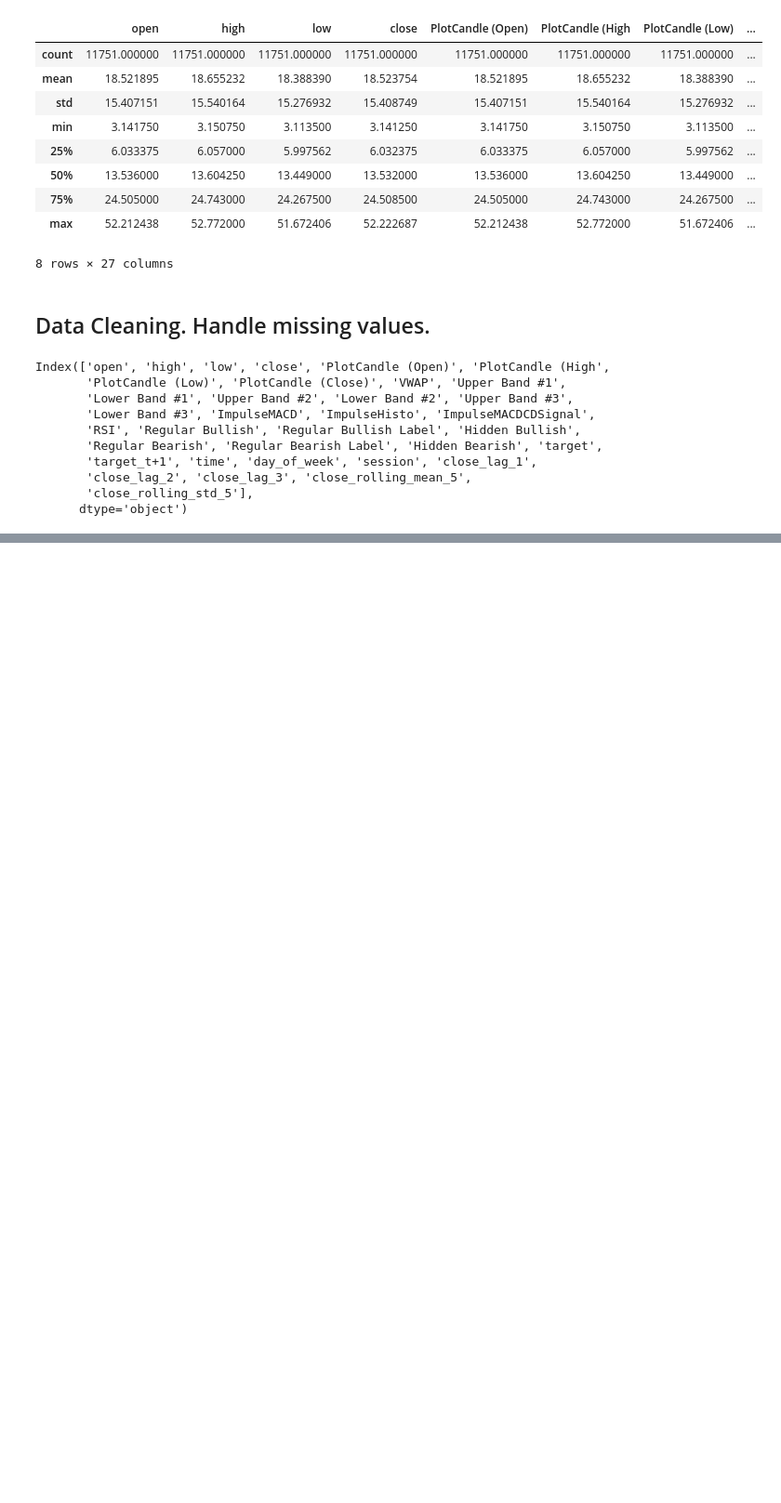
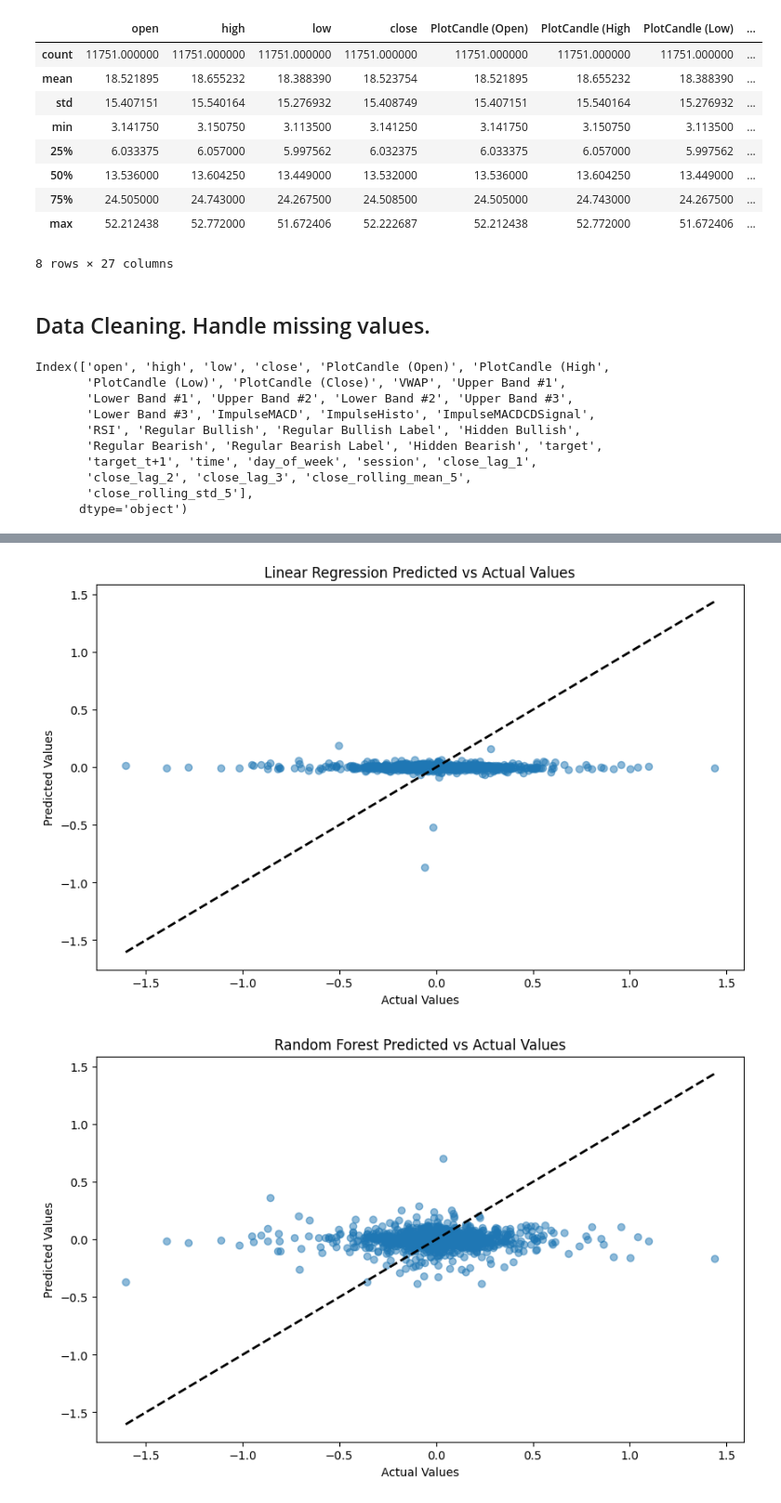
Before and after one commit to jeremiahf24/ADS-504-02-Group-7-Machine-Learning-and-Deep-Learning-for-Data-Science, a Jupyter notebook: nvda.ipynb, the cells around one changed output, grey strips where cells are left out. Shown at 93% size. Cells and saved outputs as stored; diff of their text form; code cells hidden in the pictures; blank space fills up the shorter version.

```diff
--- a/nvda.ipynb
+++ b/nvda.ipynb
@@ -361,0 +510,27 @@ XGBoost 5-fold CV R2: -0.0020804249196019866
+# %%
+# Scatter Plots of predicted vs. actual values
+
+import matplotlib.pyplot as plt
+
+# Function to plot predicted vs actual values
+def plot_predictions(y_true, y_pred, model_name):
+    plt.figure(figsize=(10, 6))
+    plt.scatter(y_true, y_pred, alpha=0.5)
+    plt.plot([y_true.min(), y_true.max()], [y_true.min(), y_true.max()], 'k--', lw=2)
+    plt.xlabel('Actual Values')
+    plt.ylabel('Predicted Values')
+    plt.title(f'{model_name} Predicted vs Actual Values')
+    plt.show()
+
+# Plot predictions for each model
+plot_predictions(y_test, lr_predictions, 'Linear Regression')
+plot_predictions(y_test, rf_predictions, 'Random Forest')
+plot_predictions(y_test, xgb_predictions, 'XGBoost')
+plot_predictions(y_test, ffnn_predictions, 'FFNN')
+plot_predictions(y_test, lstm_predictions, 'LSTM')
+plot_predictions(y_test, cnn_predictions, 'CNN')
+plot_predictions(y_test, gru_predictions, 'GRU')
+plot_predictions(y_test, transformer_predictions, 'Transformer')
+# %% [output]
+[figure, added]
+[figure, added]
```
Also changed, not shown: parts of 8 cells of this notebook.
